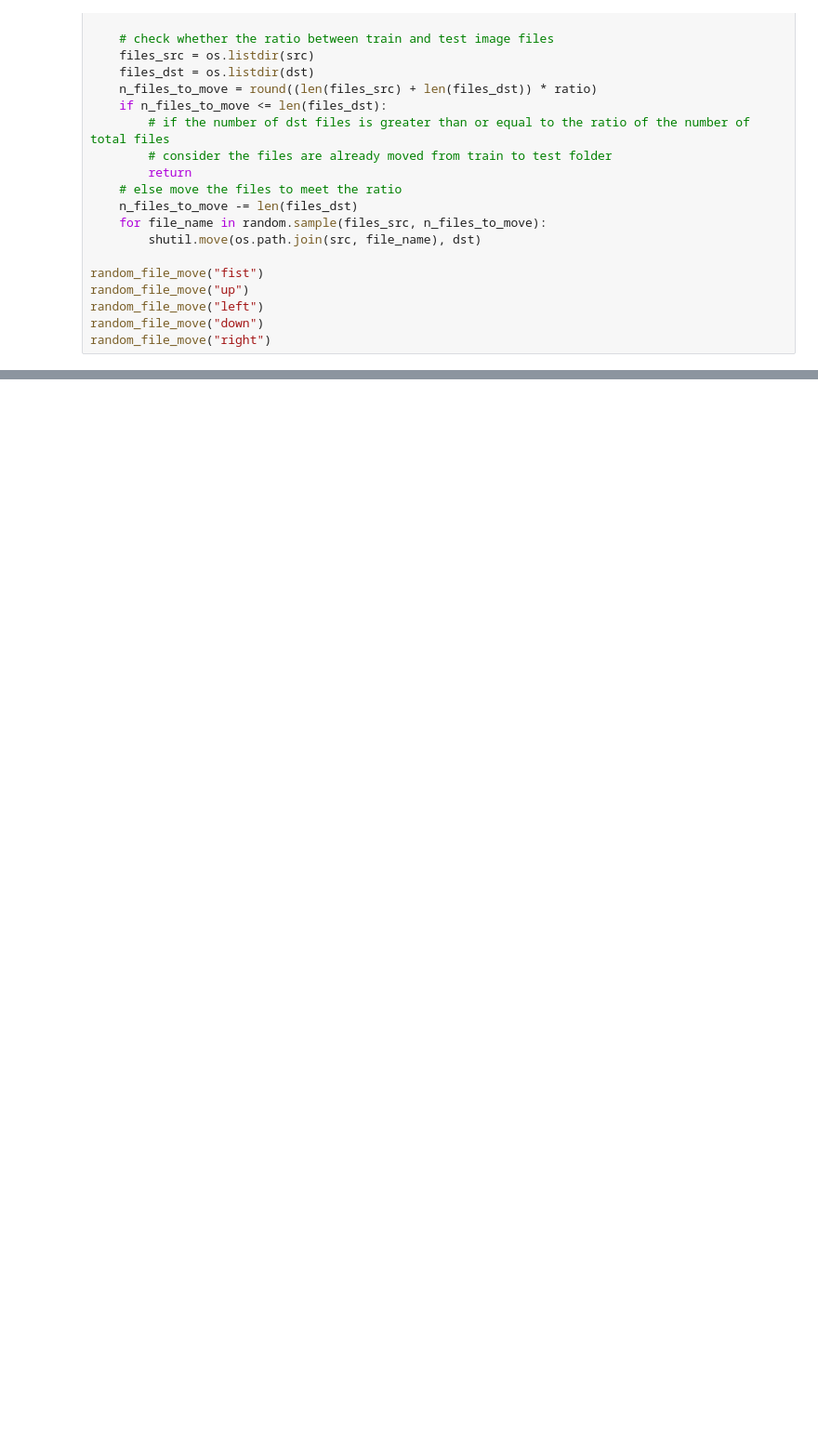
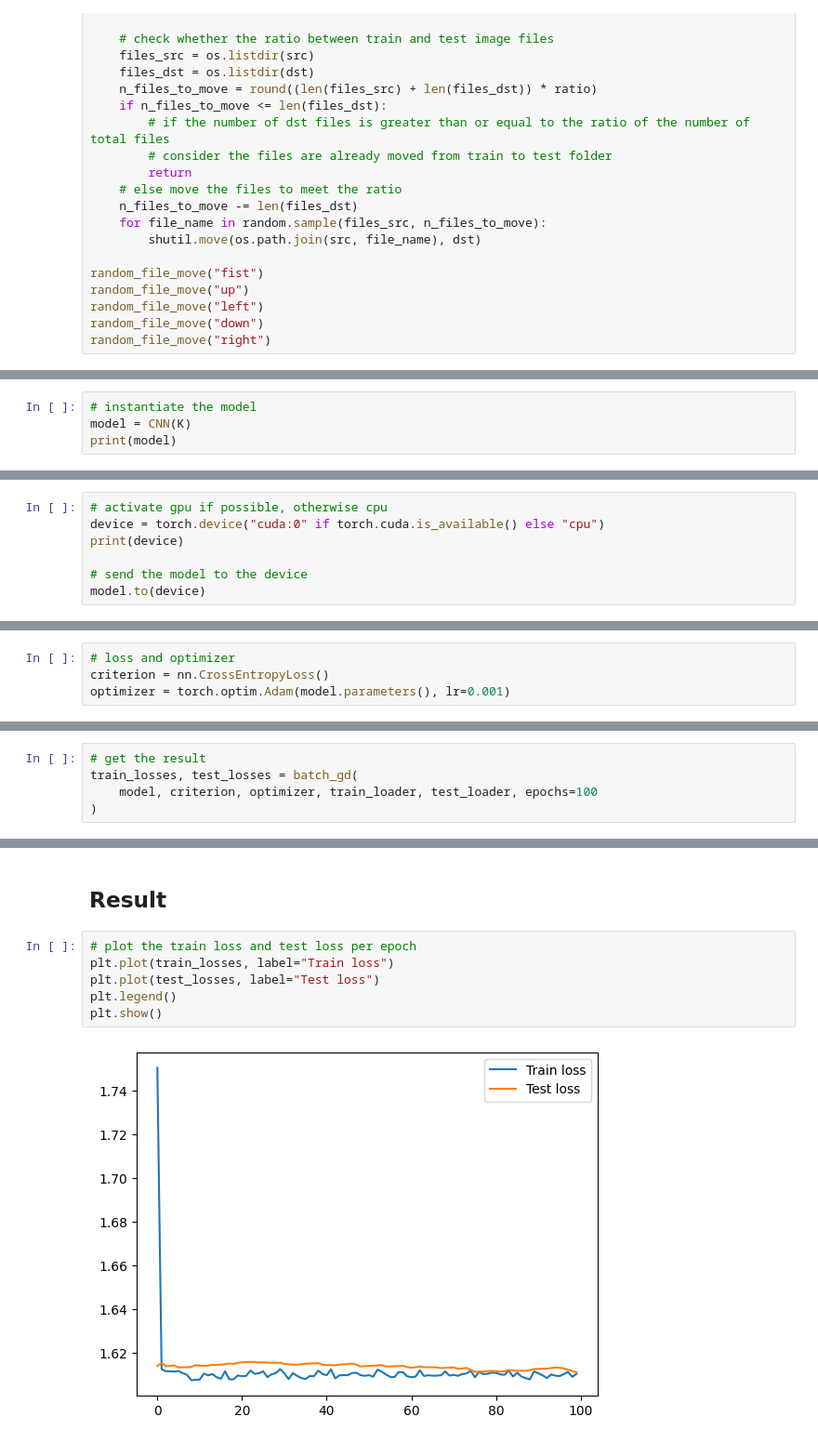
Before and after one commit to yo-resistor/project_hand_pose, a Jupyter notebook: test_cnn.ipynb, the cells around one changed output, grey strips where cells are left out. Shown: that part at 93% size. Saved outputs shown, nothing was run; the diff lists cells and outputs as text; blank space fills up the shorter version.

```diff
--- a/test_cnn.ipynb
+++ b/test_cnn.ipynb
@@ -87,0 +199,4 @@ random_file_move("right")
+# %%
+# instantiate the model
+model = CNN(K)
+print(model)
@@ -87,0 +215,7 @@ random_file_move("right")
+# %%
+# activate gpu if possible, otherwise cpu
+device = torch.device("cuda:0" if torch.cuda.is_available() else "cpu")
+print(device)
+
+# send the model to the device
+model.to(device)
@@ -87,0 +235,4 @@ random_file_move("right")
+# %%
+# loss and optimizer
+criterion = nn.CrossEntropyLoss()
+optimizer = torch.optim.Adam(model.parameters(), lr=0.001)
@@ -87,0 +300,5 @@ random_file_move("right")
+# %%
+# get the result
+train_losses, test_losses = batch_gd(
+    model, criterion, optimizer, train_loader, test_loader, epochs=100
+)
@@ -87,0 +323,10 @@ random_file_move("right")
+# %% [markdown]
+## Result
+# %%
+# plot the train loss and test loss per epoch
+plt.plot(train_losses, label="Train loss")
+plt.plot(test_losses, label="Test loss")
+plt.legend()
+plt.show()
+# %% [output]
+[figure, added]
```
Also changed, not shown: parts of 25 cells of this notebook, 10 other files.
